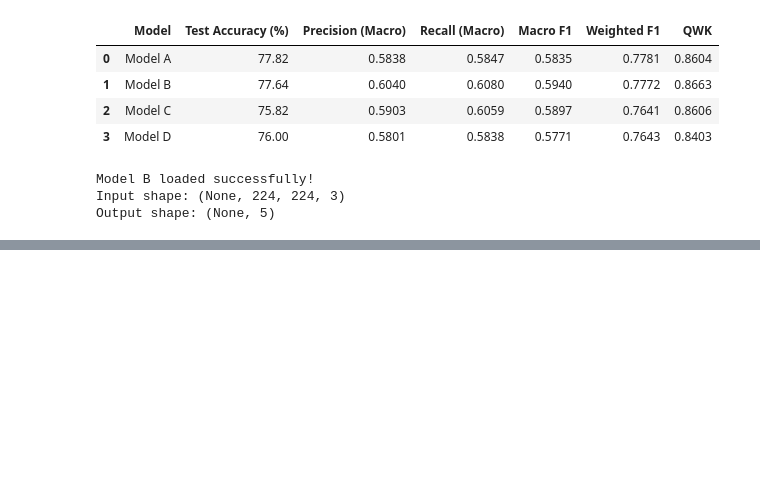
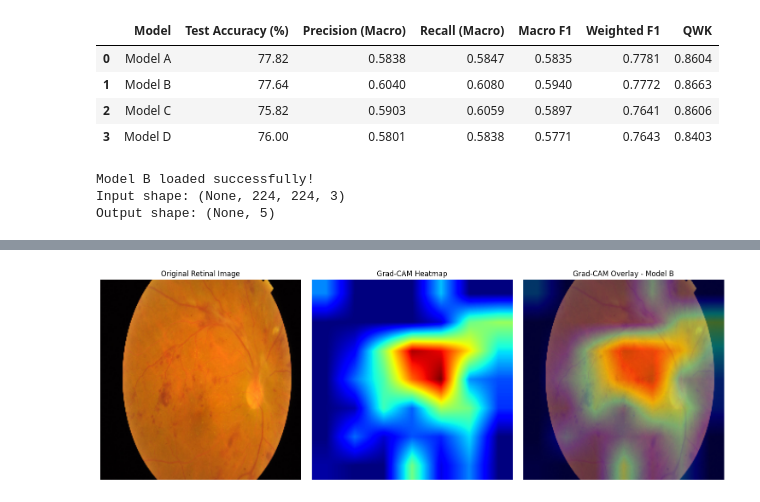
Before and after one commit to HemaSakshi-112006/uncertainty-aware-dr-report-generation, a Jupyter notebook: comparision-notebook.ipynb, the cells around one changed output, grey strips where cells are left out. Saved outputs shown, nothing was run; the diff lists cells and outputs as text; code cells hidden in the pictures; blank space fills up the shorter version.

Commit message:
Kaggle Notebook | Comparision notebook | testing grad cam on all 5 stages

```diff
--- a/comparision-notebook.ipynb
+++ b/comparision-notebook.ipynb
@@ -190,0 +226,11 @@ Output shape: (None, 5)
+# %%
+
+gradcam_model = tf.keras.models.Model(
+    inputs=model_b.input,
+    outputs=[
+        model_b.get_layer("resnet50").get_layer("conv5_block3_3_conv").output,
+        model_b.output
+    ]
+)
+
+print("Grad-CAM model created successfully!")
@@ -190,0 +504,55 @@ Output shape: (None, 5)
+# %%
+
+import cv2
+import matplotlib.pyplot as plt
+
+# Resize heatmap to original image dimensions
+heatmap_resized = cv2.resize(
+    heatmap,
+    (224, 224)
+)
+
+# Convert heatmap into a color map
+heatmap_uint8 = np.uint8(255 * heatmap_resized)
+heatmap_colored = cv2.applyColorMap(
+    heatmap_uint8,
+    cv2.COLORMAP_JET
+)
+
+# Convert BGR to RGB
+heatmap_colored = cv2.cvtColor(
+    heatmap_colored,
+    cv2.COLOR_BGR2RGB
+)
+
+# Overlay heatmap on original retinal image
+overlay = cv2.addWeighted(
+    original_image,
+    0.6,
+    heatmap_colored,
+    0.4,
+    0
+)
+
+# Display results
+plt.figure(figsize=(15, 5))
+
+plt.subplot(1, 3, 1)
+plt.imshow(original_image)
+plt.title("Original Retinal Image")
+plt.axis("off")
+
+plt.subplot(1, 3, 2)
+plt.imshow(heatmap_resized, cmap="jet")
+plt.title("Grad-CAM Heatmap")
+plt.axis("off")
+
+plt.subplot(1, 3, 3)
+plt.imshow(overlay)
+plt.title("Grad-CAM Overlay - Model B")
+plt.axis("off")
+
+plt.tight_layout()
+plt.show()
+# %% [output]
+[figure, added]
```
Also changed, not shown: parts of 17 cells of this notebook.
